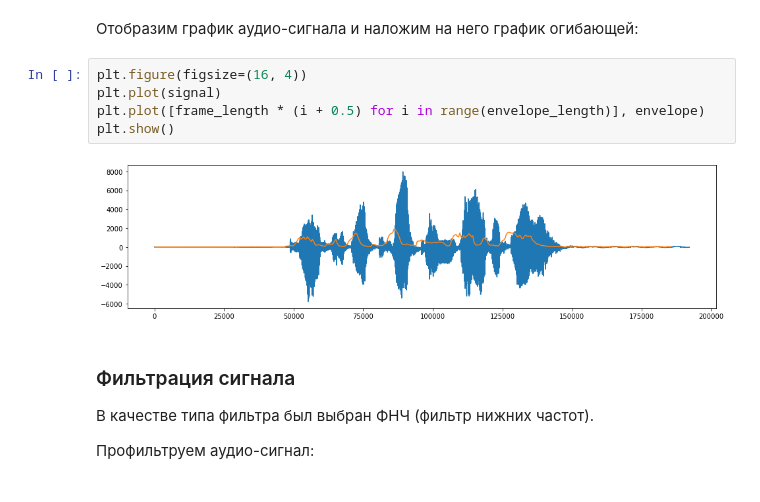
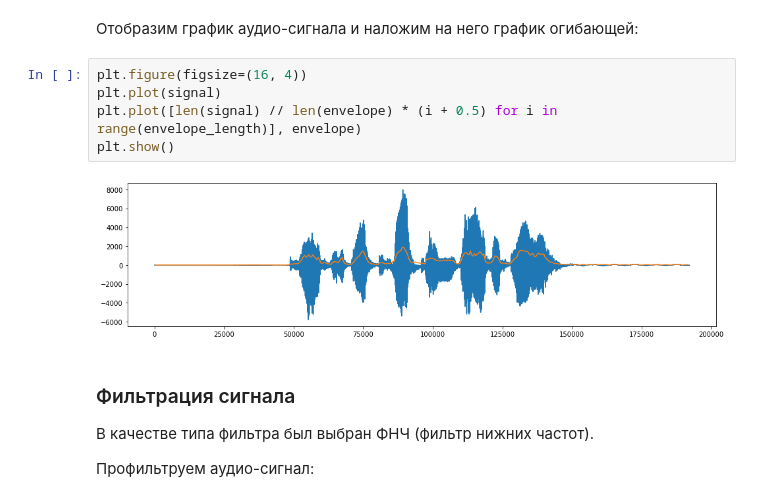
Before and after one commit to TheLifes08/digital-signal-processing, a Jupyter notebook: digital-signal-processing.ipynb, the cells around one changed output. Cells and saved outputs as stored; diff of their text form.

Commit message:
fix: add signals and fix envelope

```diff
--- a/digital-signal-processing.ipynb
+++ b/digital-signal-processing.ipynb
@@ -104,10 +104,10 @@ envelope = calculate_envelope(signal, envelope_length)
 # %%
 plt.figure(figsize=(16, 4))
 plt.plot(signal)
-plt.plot([frame_length * (i + 0.5) for i in range(envelope_length)], envelope)
+plt.plot([len(signal) // len(envelope) * (i + 0.5) for i in range(envelope_length)], envelope)
 plt.show()
 # %% [output]
-[figure, old version]
+[figure, new version]
 # %% [markdown]
 ### Фильтрация сигнала
 
```
Also changed, not shown: 4 other files.
